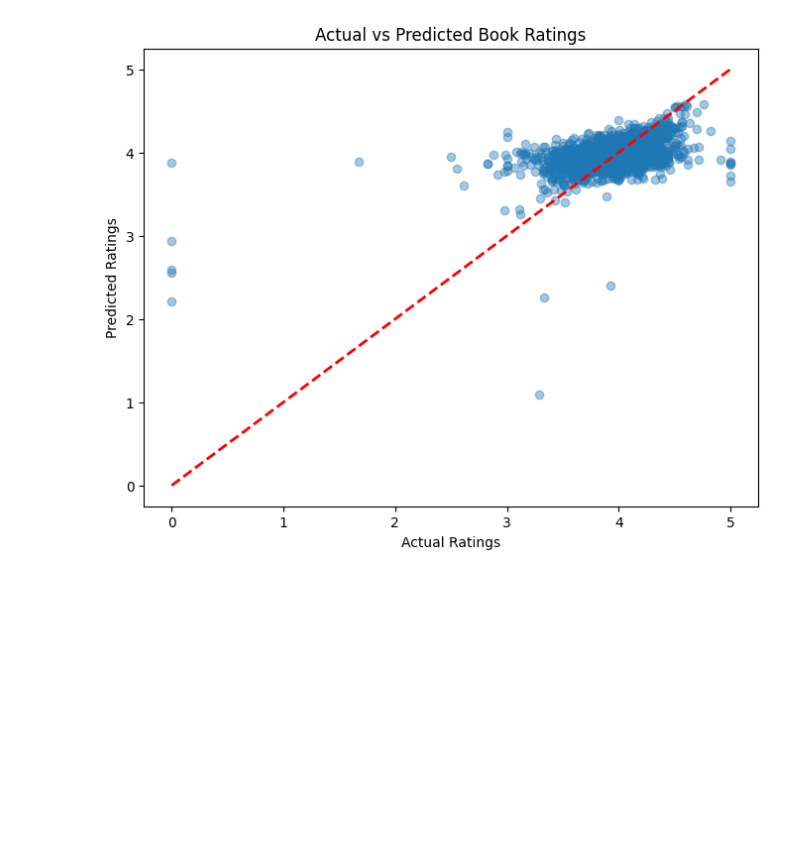
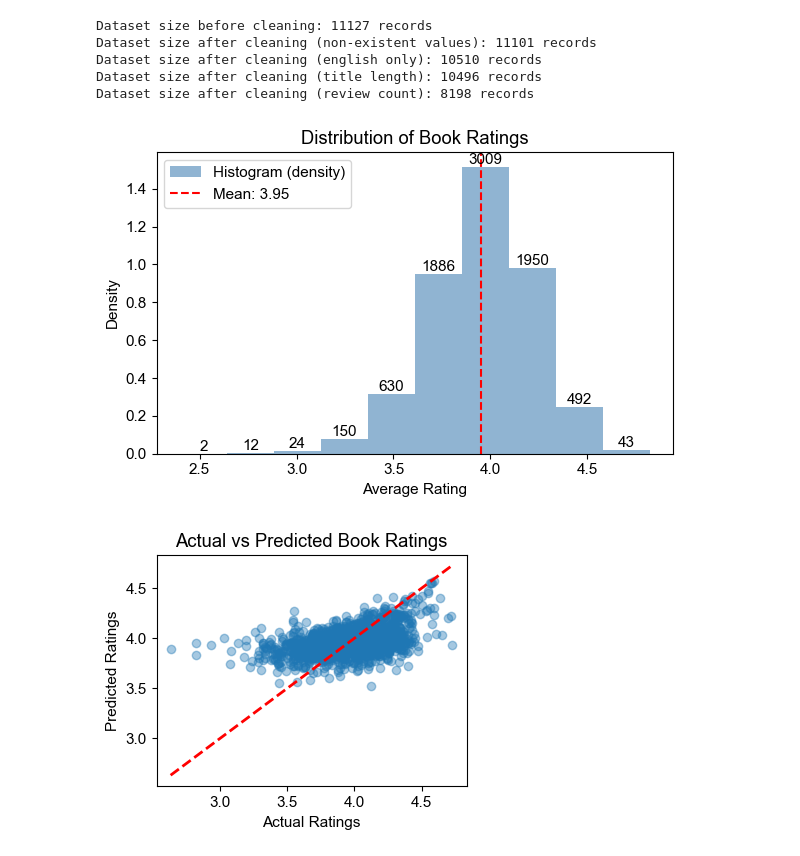
Before and after one commit to N0-0BIE/EX9BLV-kutmod, a Jupyter notebook: saját_kutatás/stats.ipynb, the cells around one changed output. Drawn from its saved outputs; the diff is of its cells as text; code cells hidden in the pictures; blank space fills up the shorter version.

```diff
--- a/saját_kutatás/stats.ipynb
+++ b/saját_kutatás/stats.ipynb
@@ -8,15 +8,71 @@ from sklearn.model_selection import train_test_split
 from sklearn.ensemble import RandomForestRegressor
 # %%
 df = pd.read_csv("C:\\Users\\user\\Documents\\MSc\\F1_KutMod\\kutmod\\saját_kutatás\\books.csv")
+# %%
+print(f"Dataset size before cleaning: {len(df)} records")
+
+df = df[df['title'].notna() & df['average_rating'].notna()]
+df = df[df['title'].str.strip() != ""]
+df = df[df['average_rating'] > 0]
+
+print(f"Dataset size after cleaning (non-existent values): {len(df)} records")
+
+df = df[df['language_code'].notna() & df['language_code'].str.strip().str.lower().isin(['en', 'eng', 'en-us', 'en-gb'])]
+
+print(f"Dataset size after cleaning (english only): {len(df)} records")
+
+df = df[df['title'].str.len() < 150]
+df = df[df['title'].str.len() > 1]
+
+print(f"Dataset size after cleaning (title length): {len(df)} records")
+
+df = df[df['ratings_count'] >= 100]
+
+print(f"Dataset size after cleaning (review count): {len(df)} records")
+# %% [output]
+Dataset size before cleaning: 11127 records
+Dataset size after cleaning (non-existent values): 11101 records
+Dataset size after cleaning (english only): 10510 records
+Dataset size after cleaning (title length): 10496 records
+Dataset size after cleaning (review count): 8198 records
+# %%
+import matplotlib.pyplot as plt
+
+# Histogram with KDE and counts annotated on each bar
+plt.figure(figsize=(6,4))
+
+plt.rcParams.update({'font.family': 'arial', 'font.size': 11})
+
+# plot histogram as density for visual match with KDE, but capture returned values to compute counts
+n_density, bins, patches = plt.hist(y, bins=10, density=True, alpha=0.6, color='steelblue', label='Histogram (density)')
+
+# compute actual counts per bin from density values
+counts = n_density * len(y) * np.diff(bins)
+
+# annotate counts above each bar
+for i, patch in enumerate(patches):
+    x = (bins[i] + bins[i+1]) / 2
+    plt.text(x, n_density[i], f'{int(counts[i])}', ha='center', va='bottom', fontsize=11)
+
+# mean line and labels
+plt.axvline(y.mean(), color='red', linestyle='--', label=f'Mean: {y.mean():.2f}')
+plt.xlabel('Average Rating')
+plt.ylabel('Density')
+plt.title('Distribution of Book Ratings')
+plt.legend()
+plt.tight_layout()
+plt.show()
+# %% [output]
+[figure, added]
 # %%
 text_features = ['title']
 categorical_features = ['authors']
-numeric_features = ['num_pages', 'ratings_count']
+numeric_features = ['num_pages', 'ratings_count', 'text_reviews_count']
 target = 'average_rating'
 
 preprocessor = ColumnTransformer(
     transformers=[
-        ('text', TfidfVectorizer(max_features=1000, stop_words='english'), 'title'),
+        ('text', TfidfVectorizer(max_features=5000, stop_words='english'), 'title'),
         ('cat', OneHotEncoder(handle_unknown='ignore'), categorical_features),
         ('num', StandardScaler(), numeric_features)
     ]
@@ -25,7 +81,7 @@ preprocessor = ColumnTransformer(
 model = Pipeline(steps=[
     ('preprocess', preprocessor),
     ('regressor', RandomForestRegressor(
-        n_estimators=400,
+        n_estimators=800,
         max_depth=None,
         random_state=42,
         n_jobs=-1
@@ -44,13 +100,14 @@ y_pred = model.predict(X_test)
 # %%
 import matplotlib.pyplot as plt
 
-plt.figure(figsize=(8,6))
+plt.figure(figsize=(4,3))
+plt.rcParams.update({'font.family': 'arial', 'font.size': 11})
 plt.scatter(y_test, y_pred, alpha=0.4)
 plt.plot([min(y_test), max(y_test)], [min(y_test), max(y_test)],
          'r--', linewidth=2)  # line y=x
 plt.xlabel("Actual Ratings")
 plt.ylabel("Predicted Ratings")
 plt.title("Actual vs Predicted Book Ratings")
 plt.show()
 # %% [output]
-[figure, old version]
+[figure, new version]
```
Also changed, not shown: parts of 3 cells of this notebook, 1 other file.
